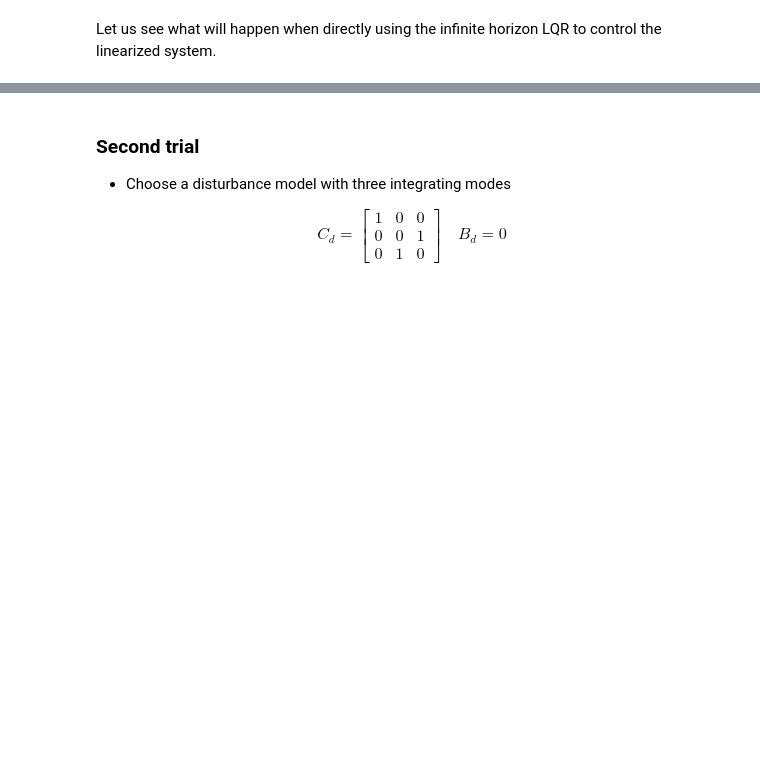
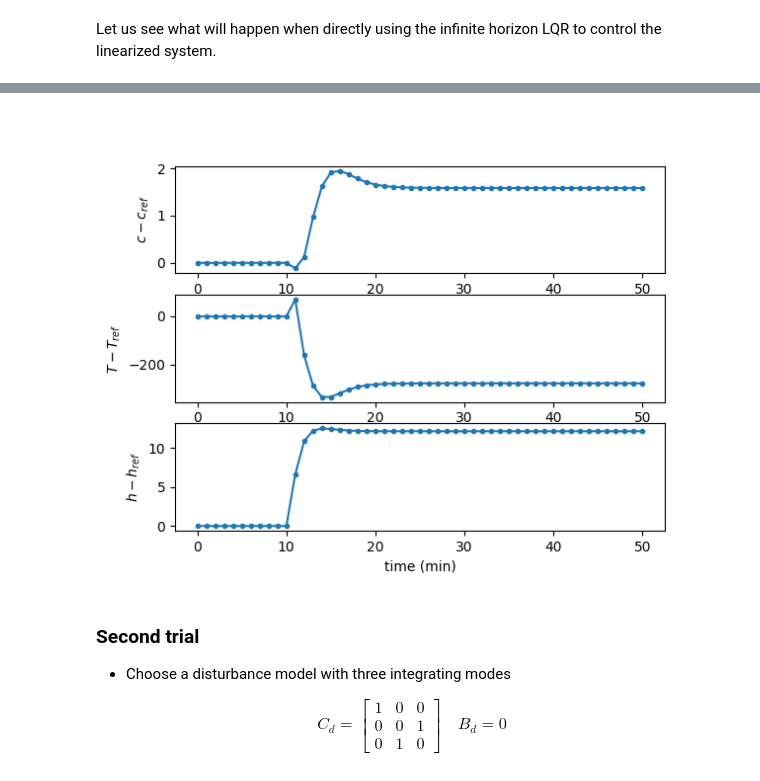
Before and after one commit to Luyao787/MPC-tutorial, a Jupyter notebook: tutorial class/week_05_offset_free.ipynb, the cells around one changed output, grey strips where cells are left out. Cells and saved outputs as stored; diff of their text form; code cells hidden in the pictures; blank space fills up the shorter version.

```diff
--- a/tutorial class/week_05_offset_free.ipynb
+++ b/tutorial class/week_05_offset_free.ipynb
@@ -300,14 +326,9 @@ L = place_result.gain_matrix.T
 Lx = L[:nx, :]
 Ld = L[nx:, :]
 # %%
-num_sim_steps  = 50
-ps = np.ones(num_sim_steps)
-ps[:10] = 0.
-ps[10:] *= 0.1
 x0 = np.array([0., 0., 0.])
 x_hist = np.zeros((num_sim_steps + 1, nx))
 x_hist[0] = x0
-
 xhat_hist = np.zeros((num_sim_steps, nx))
 dhat_hist = np.zeros((num_sim_steps, nd))
 xhat_ = np.zeros(nx)
@@ -338,33 +359,35 @@ for k in range(num_sim_steps):
     xhat_hist[k] = xhat
     dhat_hist[k] = dhat
 
     # Target selection
     qs = Ginv @ np.hstack([Bd @ dhat, H @ (yset - Cd @ dhat)])
     xs = qs[:nx]
     us = qs[nx:]
 
     # Implement LQR
     u = K_inf @ (xhat - xs) + us
 
     # Simulation
     x_next = A @ x + B @ u + Bp * ps[k]
     x_hist[k+1] = x_next
 
     # Advance state estimates
     xhat_ = A @ xhat_hist[k] + B @ u + Bd @ dhat_hist[k]
     dhat_ = dhat_hist[k]
 
 fig, ax = plt.subplots(3, 1)
 ax[0].plot(x_hist[:, 0], '-o', markersize=3)
 ax[0].set_ylabel(r'$c - c_{ref}$')
 
 ax[1].plot(x_hist[:, 1], '-o', markersize=3)
 ax[1].set_ylabel(r'$T - T_{ref}$')
 
 ax[2].plot(x_hist[:, 2], '-o', markersize=3)
 ax[2].set_ylabel(r'$h - h_{ref}$')
 ax[2].set_xlabel('time (min)')
 plt.show()
+# %% [output]
+[figure, added]
 # %% [markdown]
 ### Second trial
 - Choose a disturbance model with three integrating modes
```
Also changed, not shown: parts of 8 cells of this notebook.
